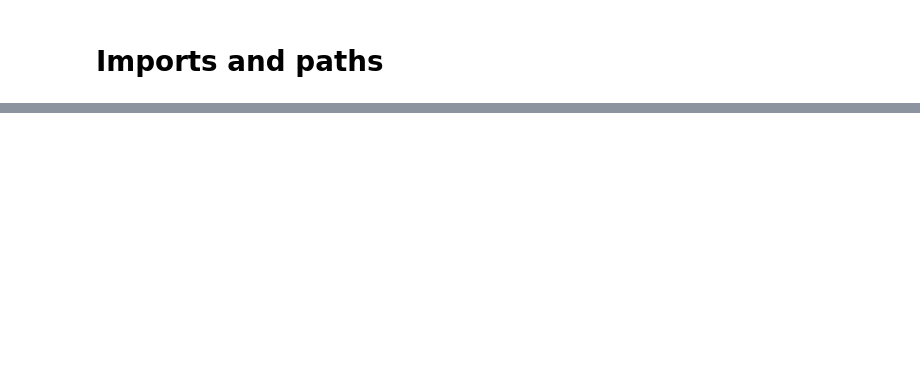
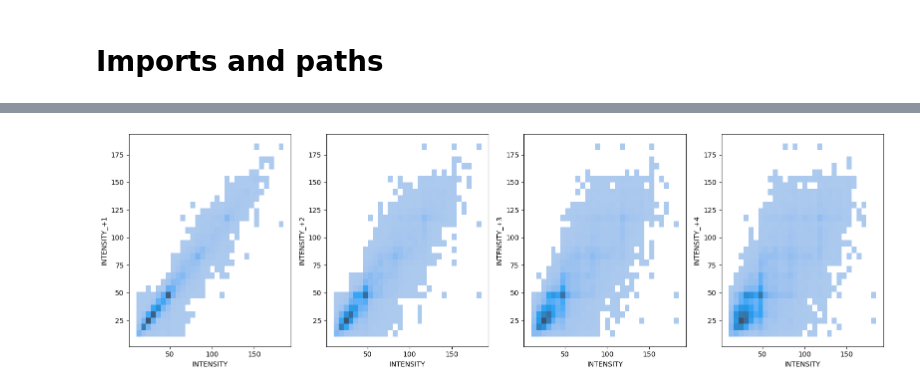
Before and after one commit to dauvillc/tc_probabilistic_forecasting, a Jupyter notebook: notebooks/explore_tcir.ipynb, the cells around one changed output, grey strips where cells are left out. Cells and saved outputs as stored; diff of their text form; code cells hidden in the pictures; blank space fills up the shorter version.

```diff
--- a/notebooks/explore_tcir.ipynb
+++ b/notebooks/explore_tcir.ipynb
@@ -352,0 +70,6 @@ array(0)
+# %%
+vmax_evol_df = tcir_info[['SID', 'ISO_TIME', 'INTENSITY']].copy()
+for i in range(1, 5):
+    vmax_evol_df[f'INTENSITY_+{i}'] = vmax_evol_df['INTENSITY'].shift(-i)
+vmax_evol_df = vmax_evol_df.dropna(axis='rows')
+vmax_evol_df.head(10)
@@ -352,0 +88,6 @@ array(0)
+# %%
+fig, axes = plt.subplots(nrows=1, ncols=4, figsize=(16, 5), tight_layout=True)
+for i in range(1, 5):
+    sns.histplot(vmax_evol_df, x='INTENSITY', y=f'INTENSITY_+{i}', ax=axes[i-1], bins=30)
+# %% [output]
+[figure, added]
```
Also changed, not shown: parts of 72 cells of this notebook.
